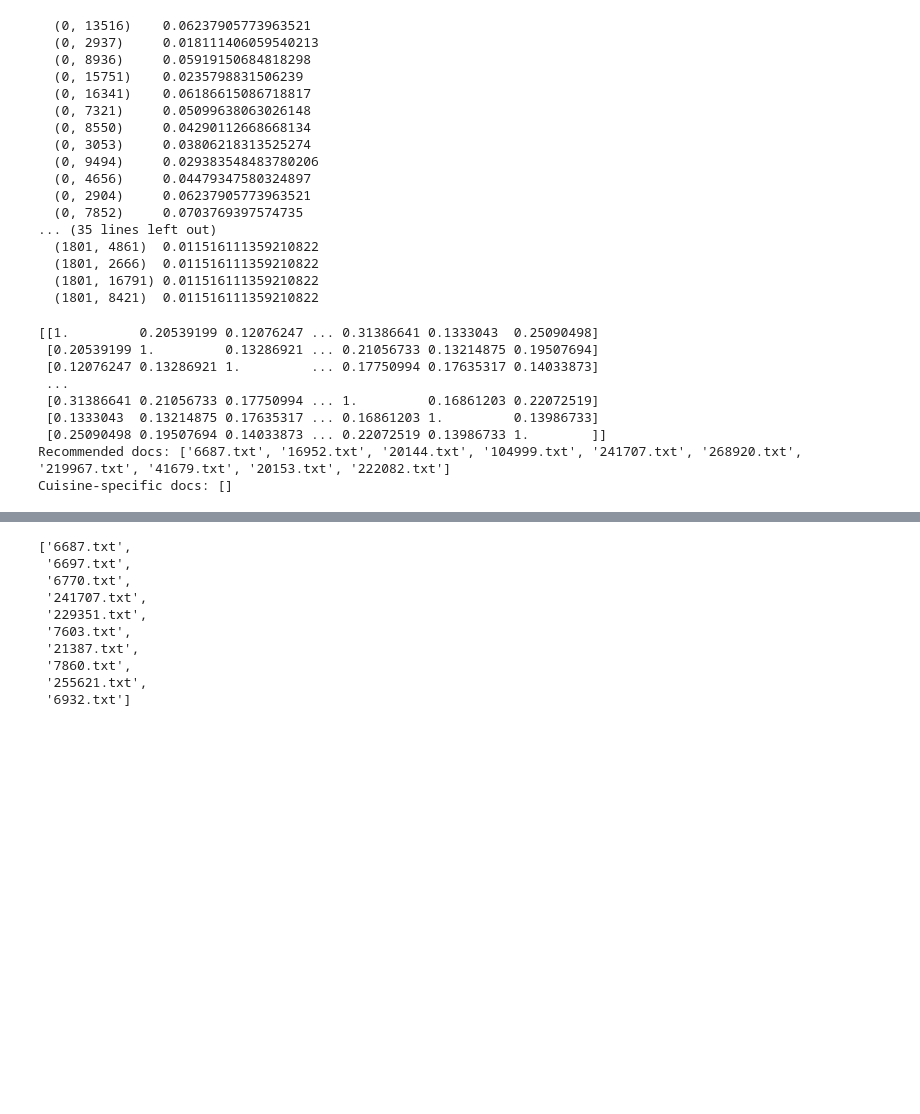
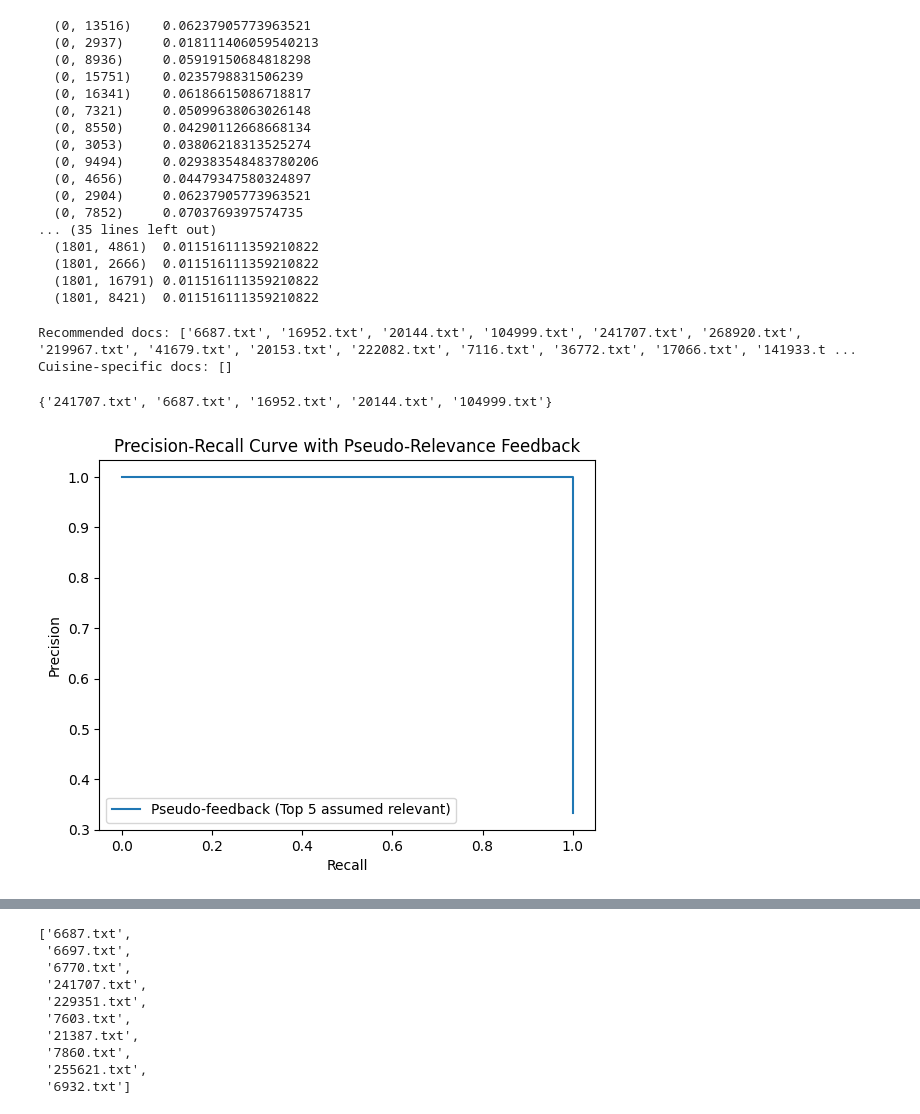
Before and after one commit to eshlei/recipeboard, a Jupyter notebook: feed.ipynb, the cells around one changed output, grey strips where cells are left out. Drawn from its saved outputs; the diff is of its cells as text; code cells hidden in the pictures; blank space fills up the shorter version.

Commit message:
Adding precision recall graphs for TFIDF

```diff
--- a/feed.ipynb
+++ b/feed.ipynb
@@ -66,7 +66,7 @@ def get_docs(user_id, relevant=True):
 
     relevant_docs = [file_names[idx] for idx in np.argsort(similarity_scores)[::-1]]
     if relevant:
-        return relevant_docs[:10]
+        return relevant_docs
     else:
         return [doc for doc in file_names if doc not in relevant_docs][:10]
 def apply_feedback(user_id, doc_id, like=True):
@@ -84,12 +84,30 @@ apply_feedback(user_id, "6687.txt", like=True)
 print("Recommended docs:", get_docs(user_id))
 print("Cuisine-specific docs:", get_cuisine_docs("Italian"))
 # %% [output]
-[[1.         0.20539199 0.12076247 ... 0.31386641 0.1333043  0.25090498]
- [0.20539199 1.         0.13286921 ... 0.21056733 0.13214875 0.19507694]
- [0.12076247 0.13286921 1.         ... 0.17750994 0.17635317 0.14033873]
- ...
- [0.31386641 0.21056733 0.17750994 ... 1.         0.16861203 0.22072519]
- [0.1333043  0.13214875 0.17635317 ... 0.16861203 1.         0.13986733]
- [0.25090498 0.19507694 0.14033873 ... 0.22072519 0.13986733 1.        ]]
-Recommended docs: ['6687.txt', '16952.txt', '20144.txt', '104999.txt', '241707.txt', '268920.txt', '219967.txt', '41679.txt', '20153.txt', '222082.txt']
+Recommended docs: ['6687.txt', '16952.txt', '20144.txt', '104999.txt', '241707.txt', '268920.txt', '219967.txt', '41679.txt', '20153.txt', '222082.txt', '7116.txt', '36772.txt', '17066.txt', '141933.t ...
 Cuisine-specific docs: []
+# %%
+from sklearn.metrics import precision_recall_curve
+
+def pseudo_feedback_precision_recall(user_id, k=5):
+    recommended_docs = get_docs(user_id, relevant=True)[:k]
+
+    pseudo_relevant_set = set(recommended_docs)
+    print(pseudo_relevant_set)
+    y_true = [1 if doc in pseudo_relevant_set else 0 for doc in recommended_docs + file_names[:10]]
+    y_scores = np.arange(len(recommended_docs) + 10, 0, -1)
+
+    precision, recall, _ = precision_recall_curve(y_true, y_scores)
+    return precision, recall
+
+precision, recall = pseudo_feedback_precision_recall("user123", k=5)
+
+plt.plot(recall, precision, label="Pseudo-feedback (Top 5 assumed relevant)")
+plt.xlabel("Recall")
+plt.ylabel("Precision")
+plt.title("Precision-Recall Curve with Pseudo-Relevance Feedback")
+plt.legend()
+plt.show()
+# %% [output]
+{'241707.txt', '6687.txt', '16952.txt', '20144.txt', '104999.txt'}
+[figure, added]
```
Also changed, not shown: parts of 1 cell of this notebook.
